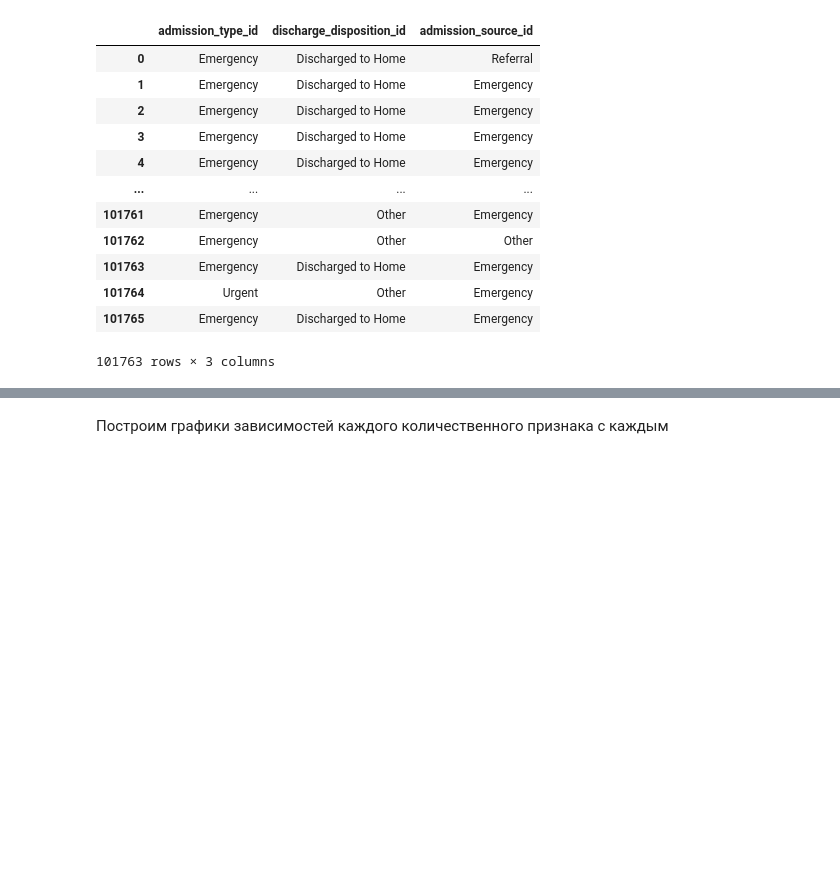
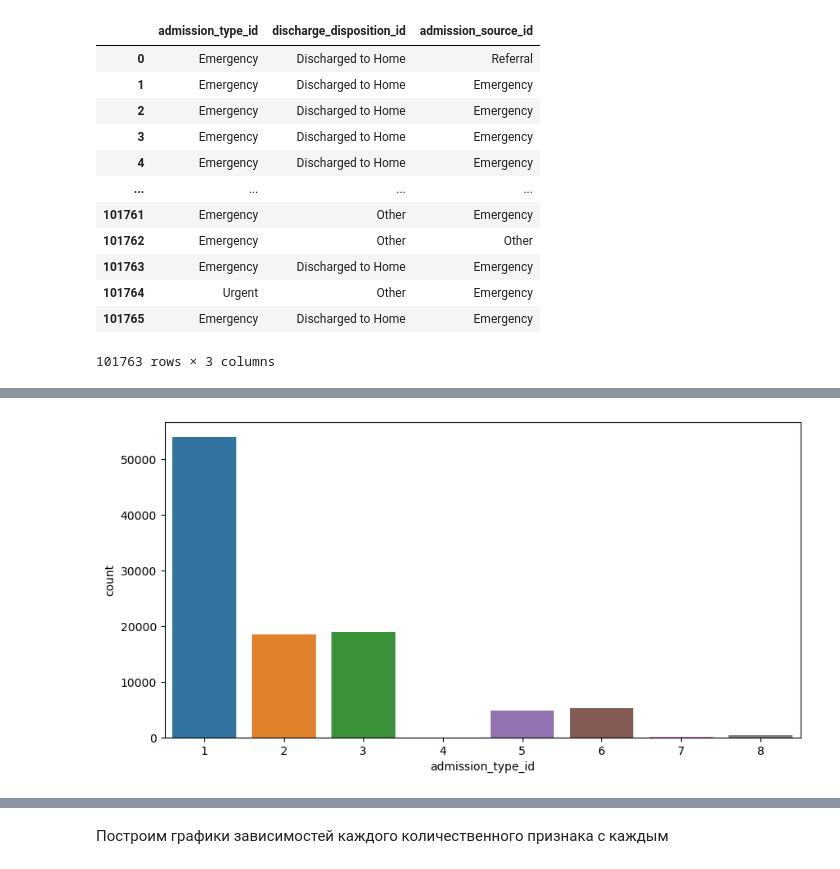
Before and after one commit to Falirchik/ML, a Jupyter notebook: practice .ipynb, the cells around one changed output, grey strips where cells are left out. Drawn from its saved outputs; the diff is of its cells as text; code cells hidden in the pictures; blank space fills up the shorter version.

```diff
--- a/practice .ipynb
+++ b/practice .ipynb
@@ -553,0 +536,6 @@ pass
+# %%
+plt.figure(figsize=(10, 5))
+sns.countplot(x='admission_type_id', data=Y)
+pass
+# %% [output]
+[figure, added]
```
Also changed, not shown: parts of 21 cells of this notebook, 1 other file.
